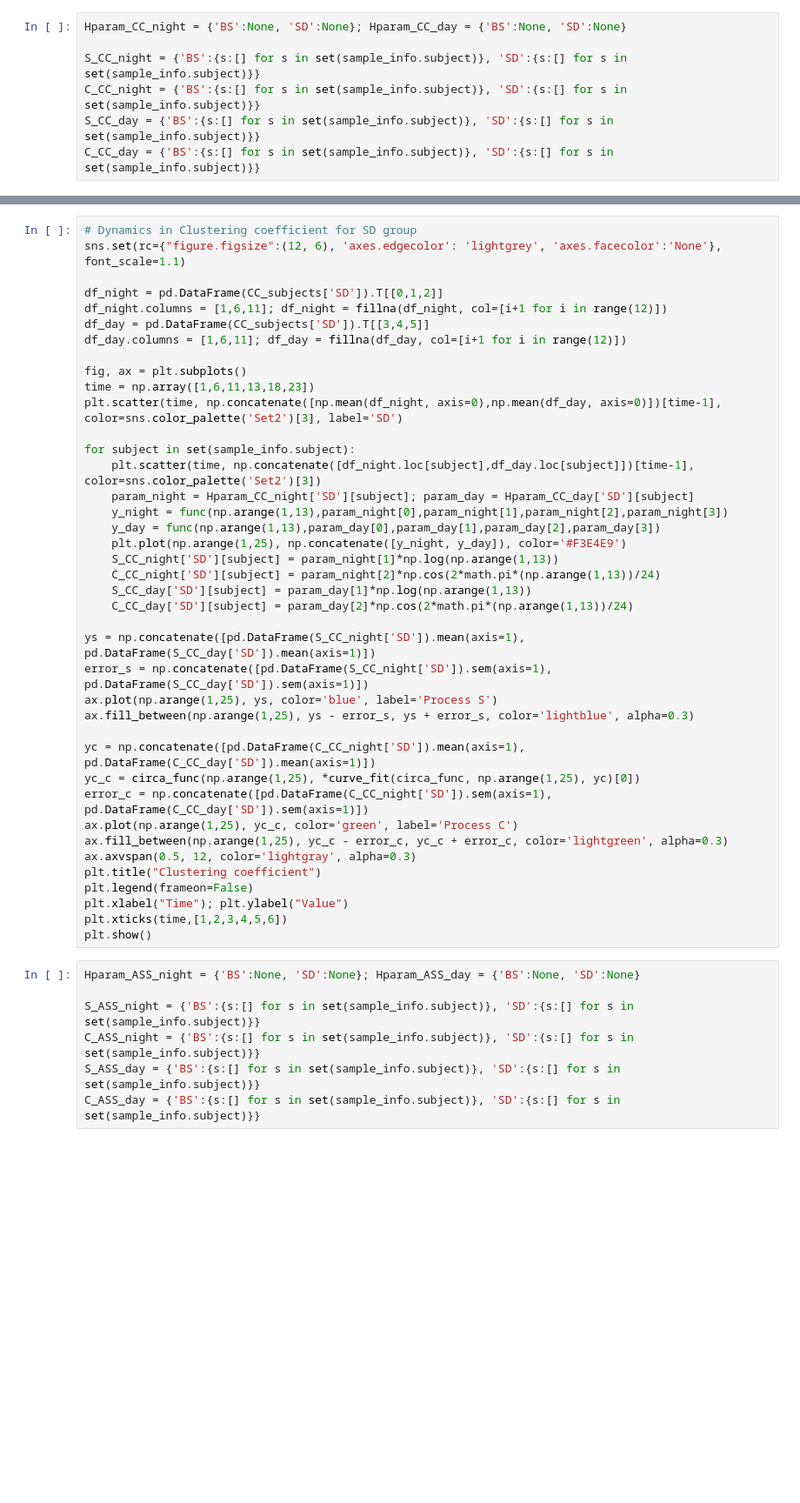
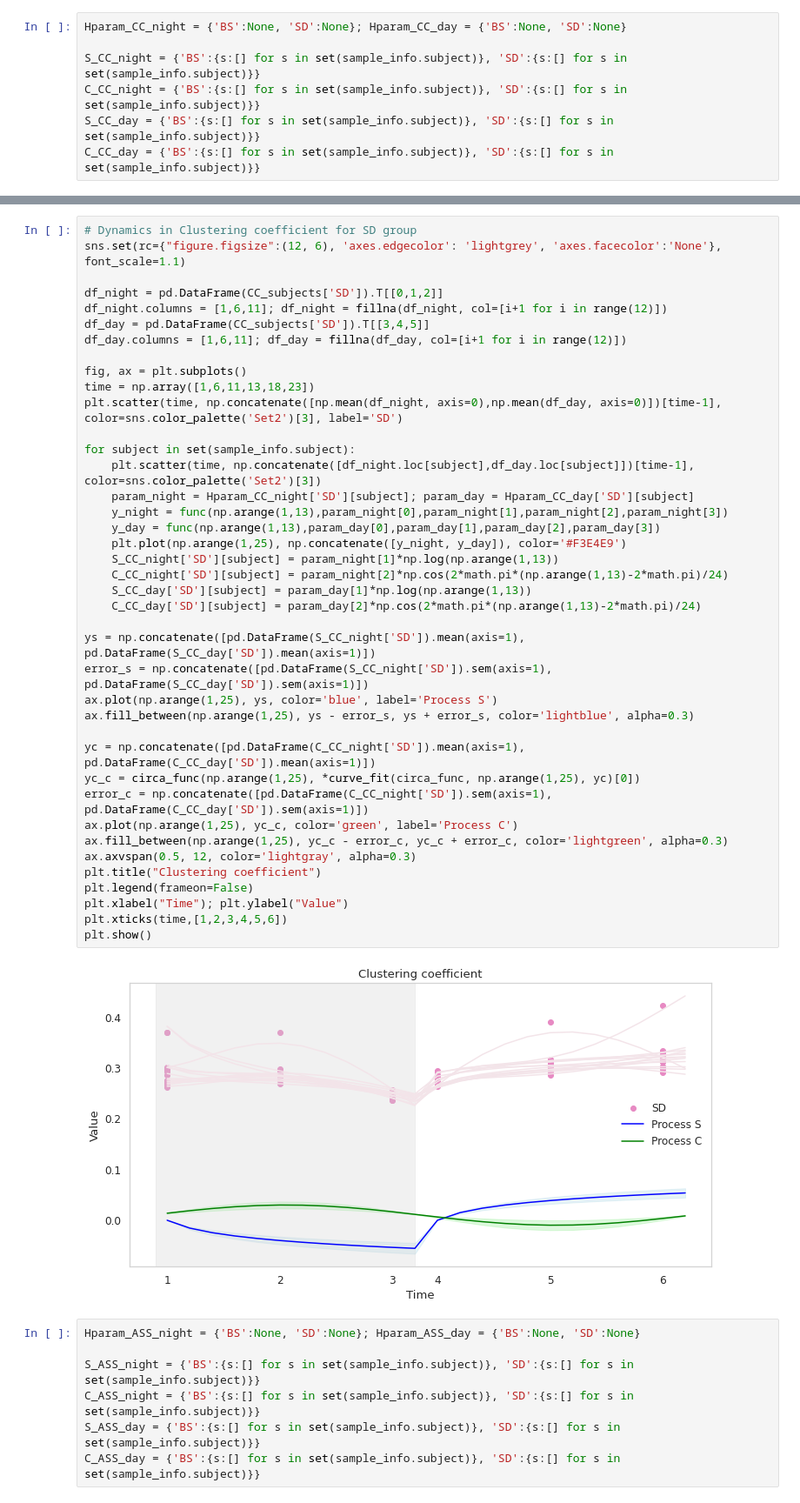
Before and after one commit to BISL-jypark/dynamics-in-sleep, a Jupyter notebook: src/sleep-deprivation-study.ipynb, the cells around one changed output, grey strips where cells are left out. Shown: that part at 87% size. Drawn from its saved outputs; the diff is of its cells as text; blank space fills up the shorter version.

```diff
--- a/src/sleep-deprivation-study.ipynb
+++ b/src/sleep-deprivation-study.ipynb
@@ -670,35 +673,37 @@ df_day.columns = [1,6,11]; df_day = fillna(df_day, col=[i+1 for i in range(12)])
 
 fig, ax = plt.subplots()
 time = np.array([1,6,11,13,18,23])
 plt.scatter(time, np.concatenate([np.mean(df_night, axis=0),np.mean(df_day, axis=0)])[time-1], color=sns.color_palette('Set2')[3], label='SD')
 
 for subject in set(sample_info.subject):
     plt.scatter(time, np.concatenate([df_night.loc[subject],df_day.loc[subject]])[time-1], color=sns.color_palette('Set2')[3])
     param_night = Hparam_CC_night['SD'][subject]; param_day = Hparam_CC_day['SD'][subject]
     y_night = func(np.arange(1,13),param_night[0],param_night[1],param_night[2],param_night[3])
     y_day = func(np.arange(1,13),param_day[0],param_day[1],param_day[2],param_day[3])
     plt.plot(np.arange(1,25), np.concatenate([y_night, y_day]), color='#F3E4E9')
     S_CC_night['SD'][subject] = param_night[1]*np.log(np.arange(1,13))
-    C_CC_night['SD'][subject] = param_night[2]*np.cos(2*math.pi*(np.arange(1,13))/24)
+    C_CC_night['SD'][subject] = param_night[2]*np.cos(2*math.pi*(np.arange(1,13)-2*math.pi)/24)
     S_CC_day['SD'][subject] = param_day[1]*np.log(np.arange(1,13))
-    C_CC_day['SD'][subject] = param_day[2]*np.cos(2*math.pi*(np.arange(1,13))/24)
+    C_CC_day['SD'][subject] = param_day[2]*np.cos(2*math.pi*(np.arange(1,13)-2*math.pi)/24)
 
 ys = np.concatenate([pd.DataFrame(S_CC_night['SD']).mean(axis=1), pd.DataFrame(S_CC_day['SD']).mean(axis=1)])
 error_s = np.concatenate([pd.DataFrame(S_CC_night['SD']).sem(axis=1), pd.DataFrame(S_CC_day['SD']).sem(axis=1)])
 ax.plot(np.arange(1,25), ys, color='blue', label='Process S')
 ax.fill_between(np.arange(1,25), ys - error_s, ys + error_s, color='lightblue', alpha=0.3)
 
 yc = np.concatenate([pd.DataFrame(C_CC_night['SD']).mean(axis=1), pd.DataFrame(C_CC_day['SD']).mean(axis=1)])
 yc_c = circa_func(np.arange(1,25), *curve_fit(circa_func, np.arange(1,25), yc)[0])
 error_c = np.concatenate([pd.DataFrame(C_CC_night['SD']).sem(axis=1), pd.DataFrame(C_CC_day['SD']).sem(axis=1)])
 ax.plot(np.arange(1,25), yc_c, color='green', label='Process C')
 ax.fill_between(np.arange(1,25), yc_c - error_c, yc_c + error_c, color='lightgreen', alpha=0.3)
 ax.axvspan(0.5, 12, color='lightgray', alpha=0.3)
 plt.title("Clustering coefficient")
 plt.legend(frameon=False)
 plt.xlabel("Time"); plt.ylabel("Value")
 plt.xticks(time,[1,2,3,4,5,6])
 plt.show()
+# %% [output]
+[figure, added]
 # %%
 Hparam_ASS_night = {'BS':None, 'SD':None}; Hparam_ASS_day = {'BS':None, 'SD':None}
 
```
Also changed, not shown: parts of 6 cells of this notebook, 13 other files.
